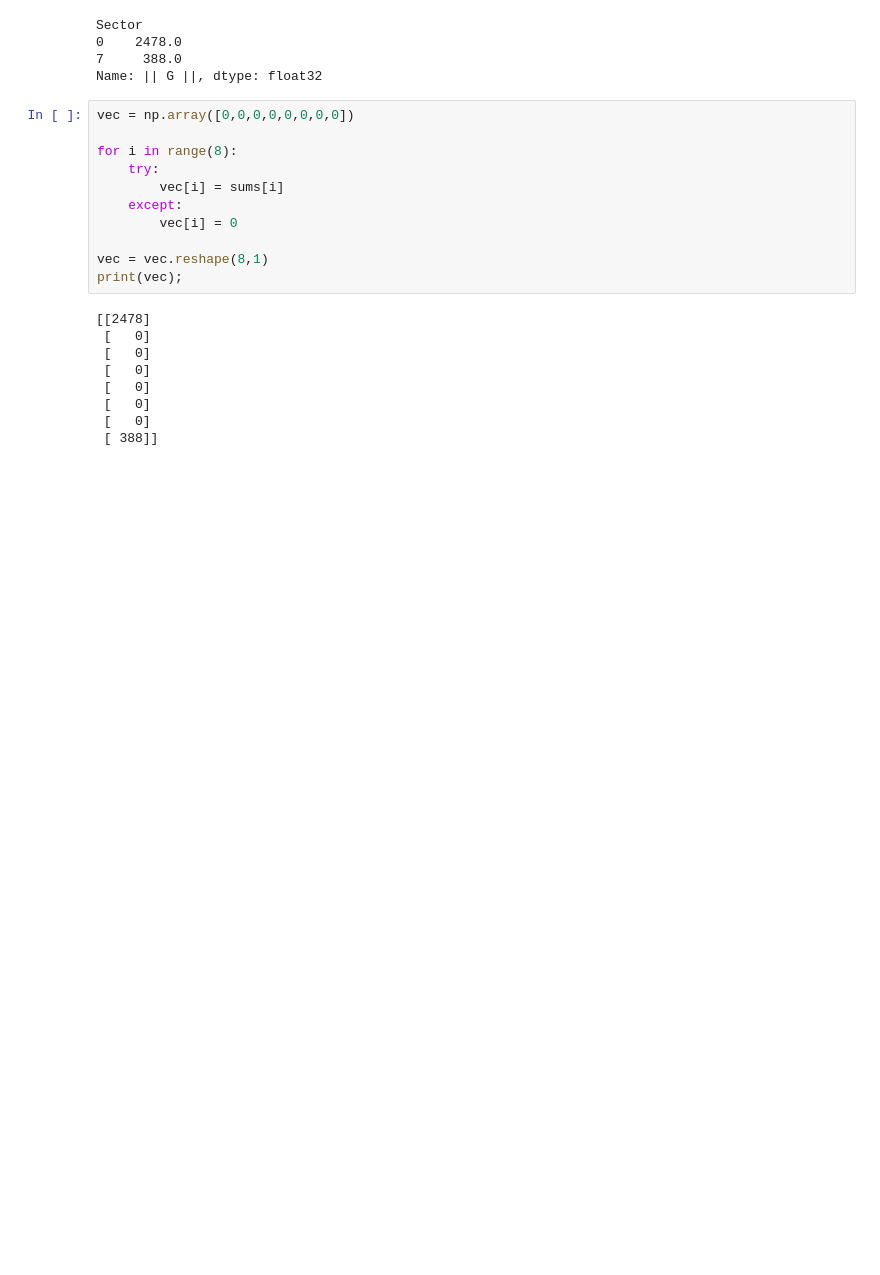
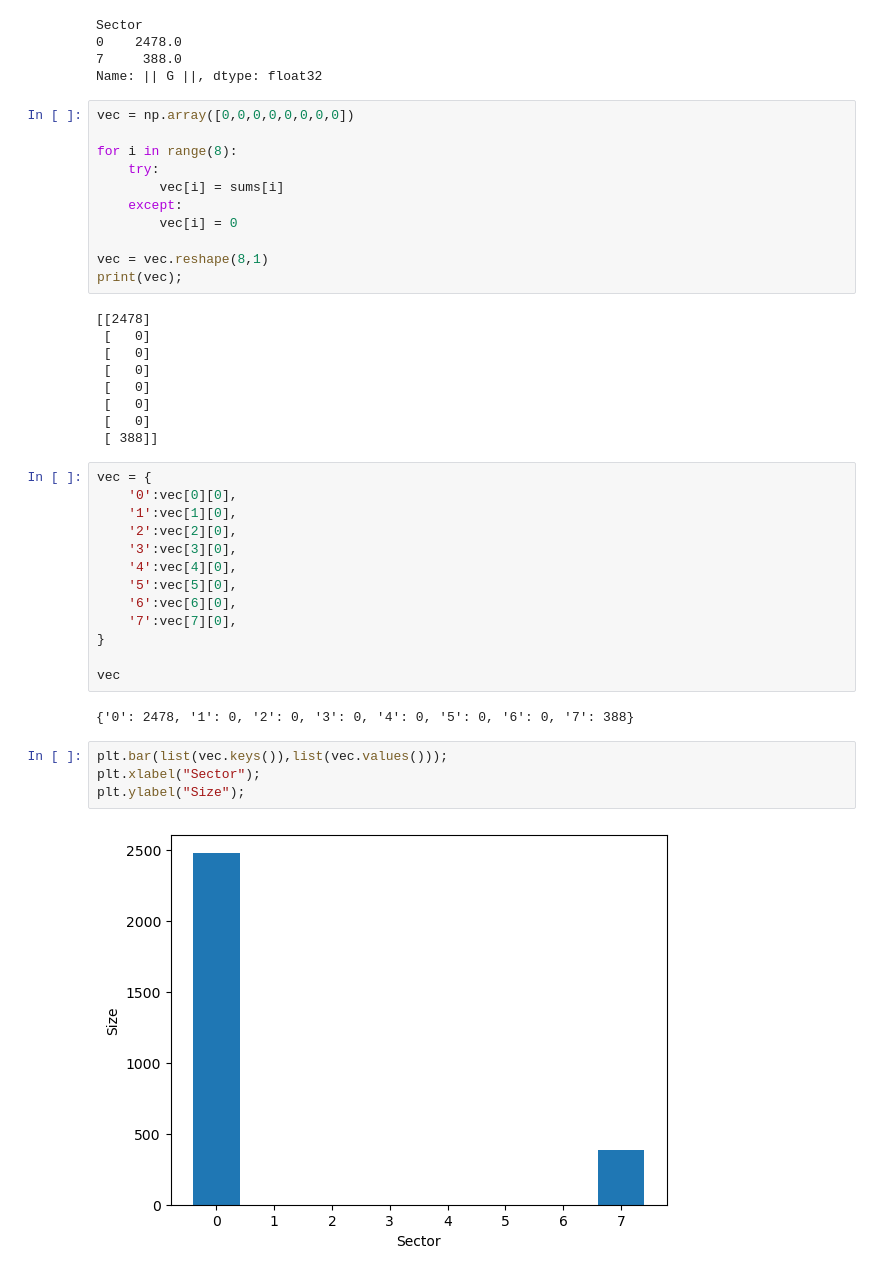
Before and after one commit to HosseinTahami/SIFT, a Jupyter notebook: NoteBooks/Acute-Angle.ipynb, the cells around one changed output. Saved outputs shown, nothing was run; the diff lists cells and outputs as text; blank space fills up the shorter version.

Commit message:
Add bar chart

```diff
--- a/NoteBooks/Acute-Angle.ipynb
+++ b/NoteBooks/Acute-Angle.ipynb
@@ -282,3 +282,24 @@ print(vec);
  [   0]
  [   0]
  [ 388]]
+# %%
+vec = {
+    '0':vec[0][0],
+    '1':vec[1][0],
+    '2':vec[2][0],
+    '3':vec[3][0],
+    '4':vec[4][0],
+    '5':vec[5][0],
+    '6':vec[6][0],
+    '7':vec[7][0],
+}
+
+vec
+# %% [output]
+{'0': 2478, '1': 0, '2': 0, '3': 0, '4': 0, '5': 0, '6': 0, '7': 388}
+# %%
+plt.bar(list(vec.keys()),list(vec.values()));
+plt.xlabel("Sector");
+plt.ylabel("Size");
+# %% [output]
+[figure, added]
```
Also changed, not shown: parts of 3 cells of this notebook, 2 other files.
